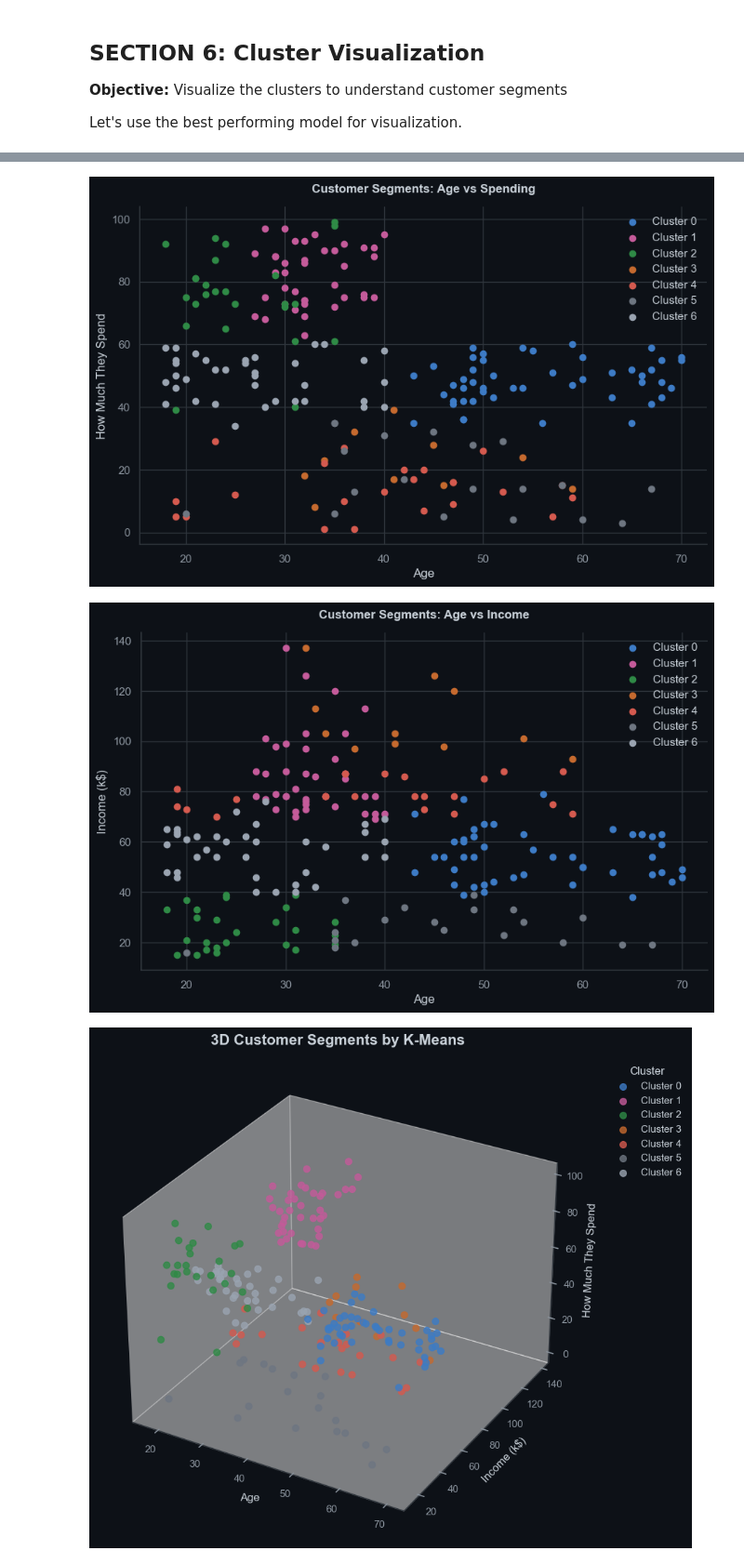
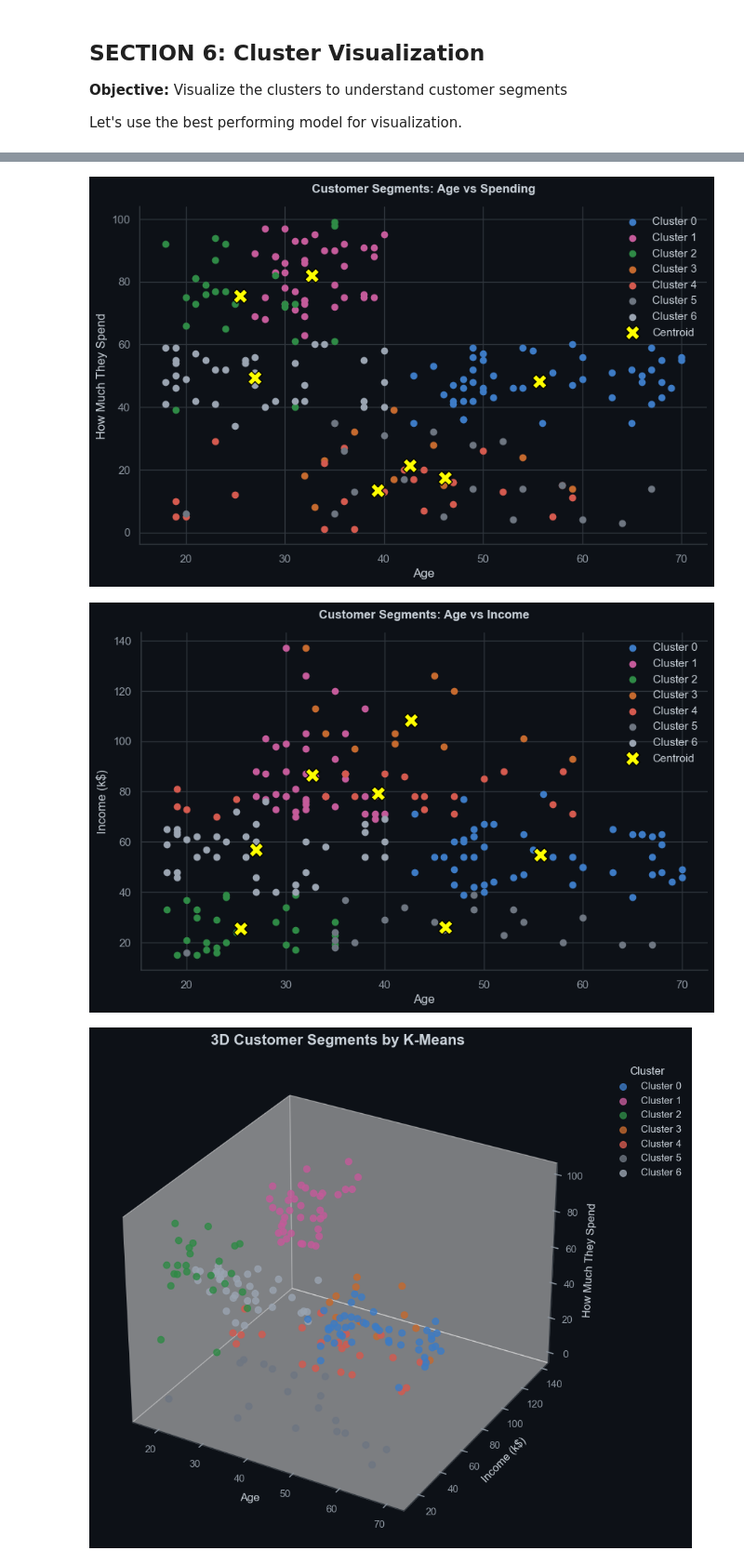
Before and after one commit to pufferfish3e/unsupervised-learning, a Jupyter notebook: p2510877_CA2_PartA_KendrickSlamat.ipynb, the cells around one changed output, grey strips where cells are left out. Shown at 93% size. Cells and saved outputs as stored; diff of their text form; code cells hidden in the pictures.

```diff
--- a/p2510877_CA2_PartA_KendrickSlamat.ipynb
+++ b/p2510877_CA2_PartA_KendrickSlamat.ipynb
@@ -715,23 +722,40 @@ plt.show()
 # %%
 # 2. Age vs Spending
 plt.figure(figsize=(10, 6))
 for cluster in range(k):
     cluster_data = df[df[model] == cluster]
     plt.scatter(cluster_data['Age'], cluster_data['How Much They Spend'], label=f'Cluster {cluster}')
+
+centroids = df.groupby(model)[['Age', 'How Much They Spend']].mean()
+plt.scatter(
+    centroids['Age'],
+    centroids['How Much They Spend'],
+    s=200, c='yellow', edgecolor='black', marker='X', label='Centroid', zorder=10
+)
+
 plt.xlabel('Age')
 plt.ylabel('How Much They Spend')
 plt.title('Customer Segments: Age vs Spending')
 plt.legend()
 sns.despine()
 plt.show()
 # %% [output]
-[figure, old version]
+[figure, new version]
 # %%
 # 3. Age vs Income
 plt.figure(figsize=(10, 6))
 for cluster in range(k):
     cluster_data = df[df[model] == cluster]
     plt.scatter(cluster_data['Age'], cluster_data['Income (k$)'], label=f'Cluster {cluster}')
+
+# Calculate and plot centroids
+centroids = df.groupby(model)[['Age', 'Income (k$)']].mean()
+plt.scatter(
+    centroids['Age'],
+    centroids['Income (k$)'],
+    s=200, c='yellow', edgecolor='black', marker='X', label='Centroid', zorder=10
+)
+
 plt.xlabel('Age')
 plt.ylabel('Income (k$)')
 plt.title('Customer Segments: Age vs Income')
@@ -739,7 +763,7 @@ plt.legend()
 sns.despine()
 plt.show()
 # %% [output]
-[figure, old version]
+[figure, new version]
 # %%
 fig = plt.figure(figsize=(12, 8))
 ax = fig.add_subplot(111, projection='3d')
```
Also changed, not shown: parts of 2 cells of this notebook, 1 other file.
